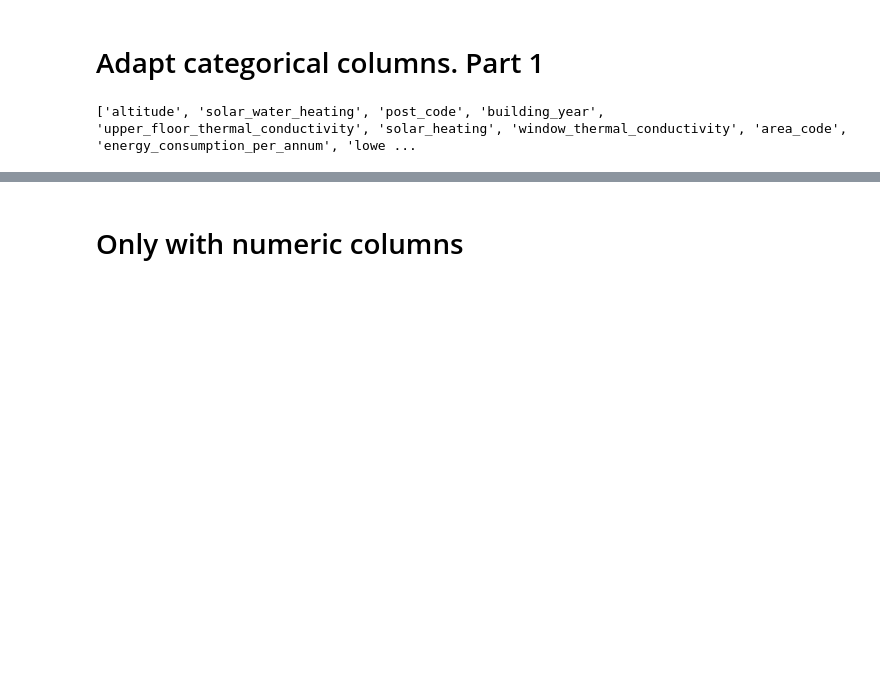
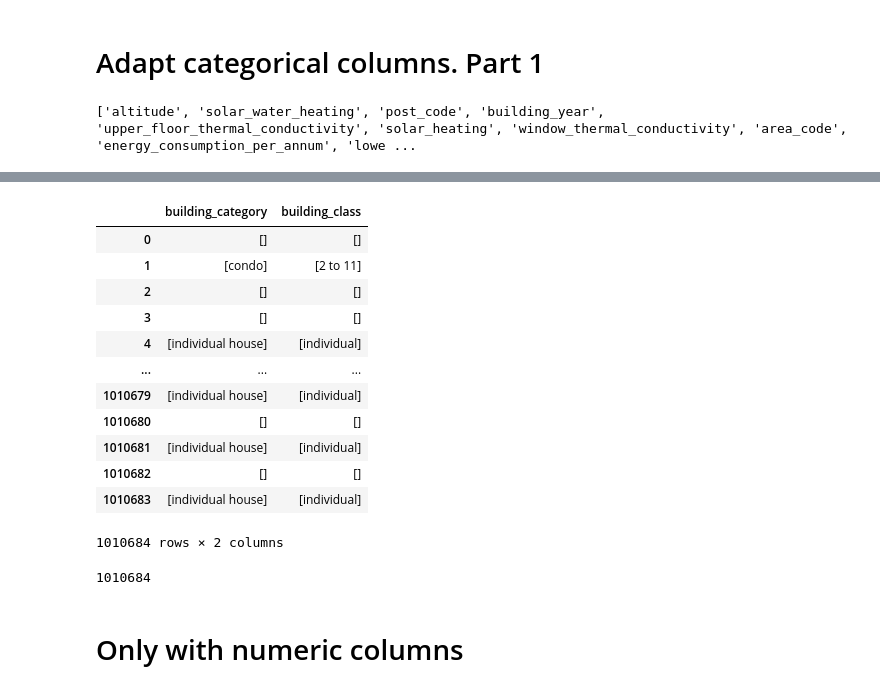
Before and after one commit to FrankFacundo/ComputerScience-Data, a Jupyter notebook: Data/DataScience/StudyCases-Challenge/Hickaton/my_work/challenge.ipynb, the cells around one changed output, grey strips where cells are left out. Cells and saved outputs as stored; diff of their text form; code cells hidden in the pictures; blank space fills up the shorter version.

```diff
--- a/Data/DataScience/StudyCases-Challenge/Hickaton/my_work/challenge.ipynb
+++ b/Data/DataScience/StudyCases-Challenge/Hickaton/my_work/challenge.ipynb
@@ -203,0 +254,3 @@ print(cols_train)
+# %%
+df_col = df_cat[["building_category", "building_class"]]
+len(df_col)
@@ -204,3 +271,25 @@ print(cols_train)
+# %%
+df_col = df_col.explode("building_category")
+# %%
+df_col
+# %% [output]
+|  | building_category | building_class |
+| 0 | [] | [] |
+| 1 | [condo] | [2 to 11] |
+| 2 | [] | [] |
+| 3 | [] | [] |
+| 4 | [individual house] | [individual] |
+| ... | ... | ... |
+| 1010679 | [individual house] | [individual] |
+| 1010680 | [] | [] |
+| 1010681 | [individual house] | [individual] |
+| 1010682 | [] | [] |
+| 1010683 | [individual house] | [individual] |
+1010684 rows × 2 columns
+# %%
+len(df_col)
+# %% [output]
+1010684
 # %% [markdown]
 # Only with numeric columns
 # %%
```
Also changed, not shown: parts of 18 cells of this notebook.
